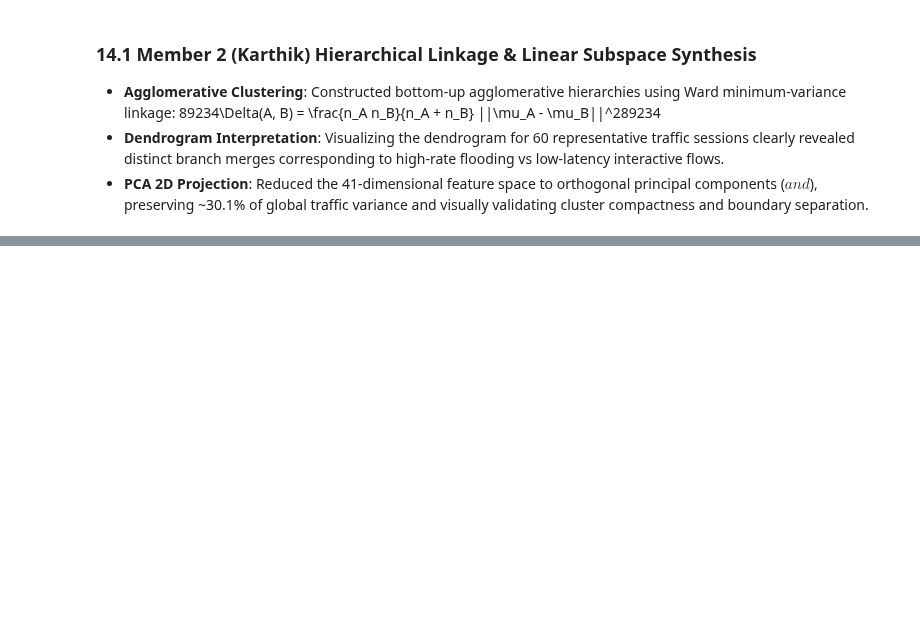
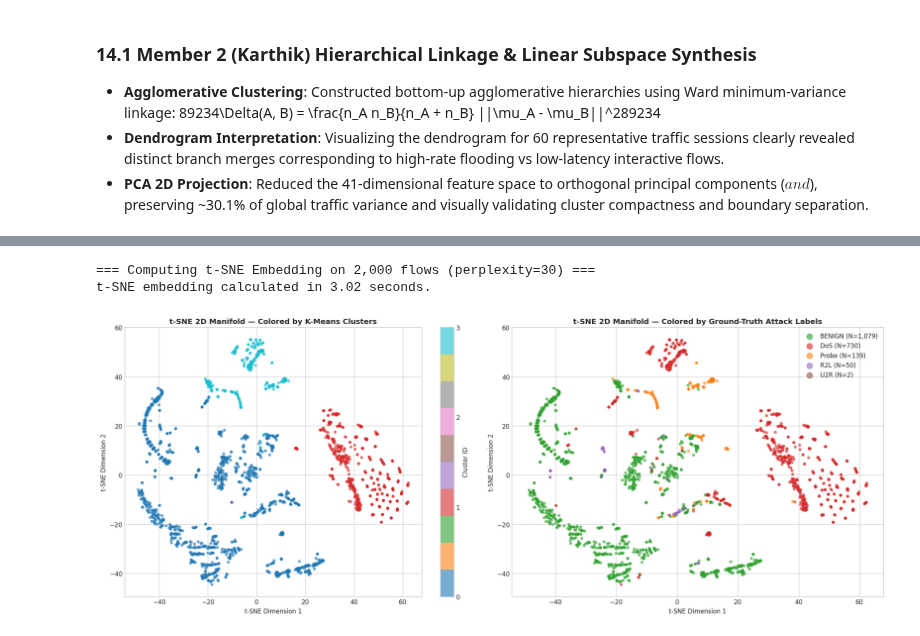
Before and after one commit to ajay9376/NetSentinel, a Jupyter notebook: notebooks/clustering.ipynb, the cells around one changed output, grey strips where cells are left out. Saved outputs shown, nothing was run; the diff lists cells and outputs as text; code cells hidden in the pictures; blank space fills up the shorter version.

```diff
--- a/notebooks/clustering.ipynb
+++ b/notebooks/clustering.ipynb
@@ -700,0 +818,69 @@ Cumulative 2D Variance:   30.60%
+# %%
+# Non-linear t-SNE Embedding on 2,000 Representative Flows
+from sklearn.manifold import TSNE
+
+TSNE_SAMPLE_SIZE = 2000
+np.random.seed(RANDOM_SEED)
+tsne_idx, _ = train_test_split(
+    np.arange(len(X)),
+    train_size=TSNE_SAMPLE_SIZE,
+    stratify=df_meta['label'],
+    random_state=RANDOM_SEED
+)
+tsne_idx = np.sort(tsne_idx)
+
+X_tsne_input = X[tsne_idx]
+km_labels_tsne = km_labels_k5[tsne_idx]
+labels_tsne = df_meta['label'].iloc[tsne_idx].values
+
+print(f"=== Computing t-SNE Embedding on {TSNE_SAMPLE_SIZE:,} flows (perplexity=30) ===")
+start_tsne = time.time()
+tsne_model = TSNE(
+    n_components=2,
+    perplexity=30,
+    max_iter=1000,
+    random_state=RANDOM_SEED
+)
+X_tsne_2d = tsne_model.fit_transform(X_tsne_input)
+tsne_time = time.time() - start_tsne
+print(f"t-SNE embedding calculated in {tsne_time:.2f} seconds.")
+
+# Visualizing t-SNE Projections
+fig, axes = plt.subplots(1, 2, figsize=(18, 7))
+
+# Left: Colored by K-Means Clusters
+scatter_tsne1 = axes[0].scatter(
+    X_tsne_2d[:, 0], X_tsne_2d[:, 1],
+    c=km_labels_tsne,
+    cmap='tab10',
+    alpha=0.6,
+    s=14
+)
+axes[0].set_title("t-SNE 2D Manifold — Colored by K-Means Clusters", fontsize=12, fontweight='bold')
+axes[0].set_xlabel("t-SNE Dimension 1", fontsize=10)
+axes[0].set_ylabel("t-SNE Dimension 2", fontsize=10)
+cbar_t = plt.colorbar(scatter_tsne1, ax=axes[0], ticks=range(5))
+cbar_t.set_label('Cluster ID')
+
+# Right: Colored by Ground-Truth Attack Labels
+for lab, col in palette_dict.items():
+    mask_t = (labels_tsne == lab)
+    if mask_t.sum() > 0:
+        axes[1].scatter(
+            X_tsne_2d[mask_t, 0], X_tsne_2d[mask_t, 1],
+            label=f"{lab} (N={mask_t.sum():,})",
+            color=col,
+            alpha=0.6,
+            s=14
+        )
+axes[1].set_title("t-SNE 2D Manifold — Colored by Ground-Truth Attack Labels", fontsize=12, fontweight='bold')
+axes[1].set_xlabel("t-SNE Dimension 1", fontsize=10)
+axes[1].set_ylabel("t-SNE Dimension 2", fontsize=10)
+axes[1].legend(loc='upper right', markerscale=2.5)
+
+plt.tight_layout()
+plt.show()
+# %% [output]
+=== Computing t-SNE Embedding on 2,000 flows (perplexity=30) ===
+t-SNE embedding calculated in 3.02 seconds.
+[figure, added]
```
Also changed, not shown: parts of 8 cells of this notebook.
